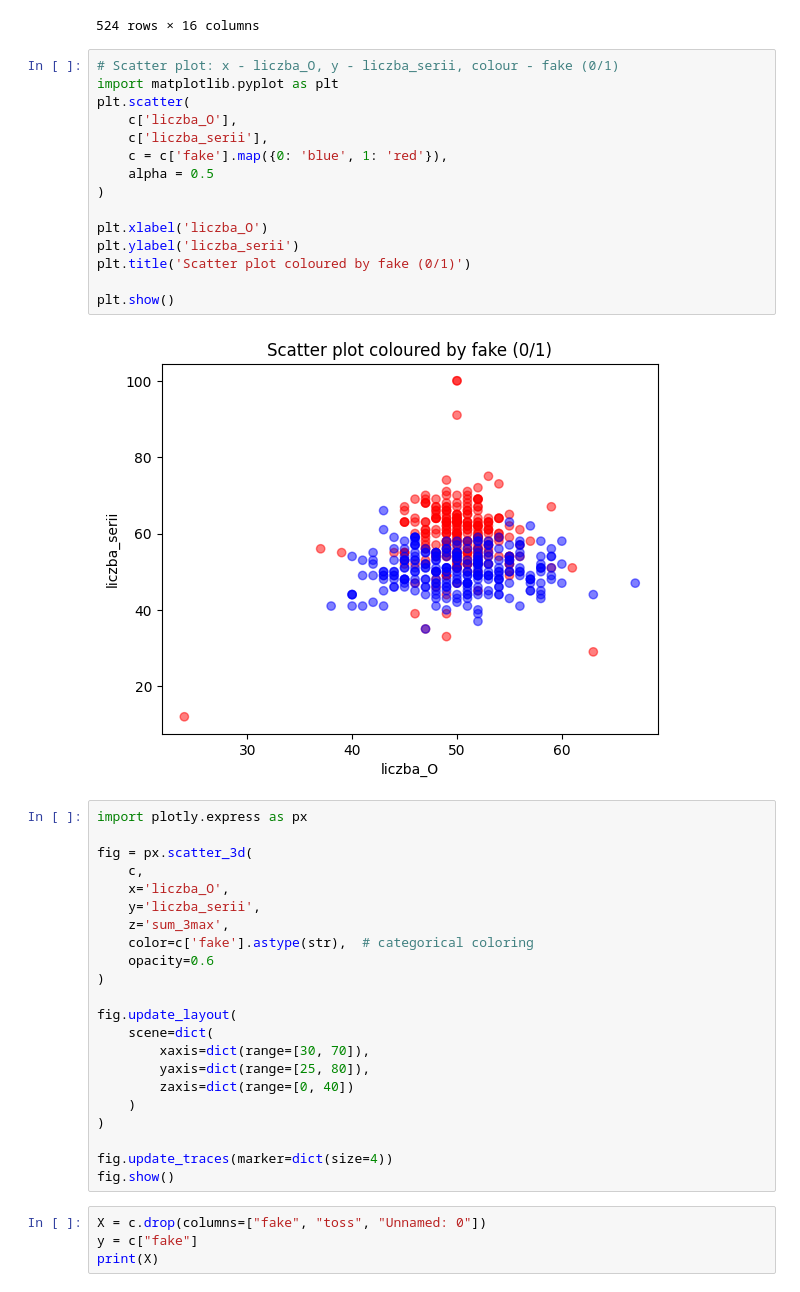
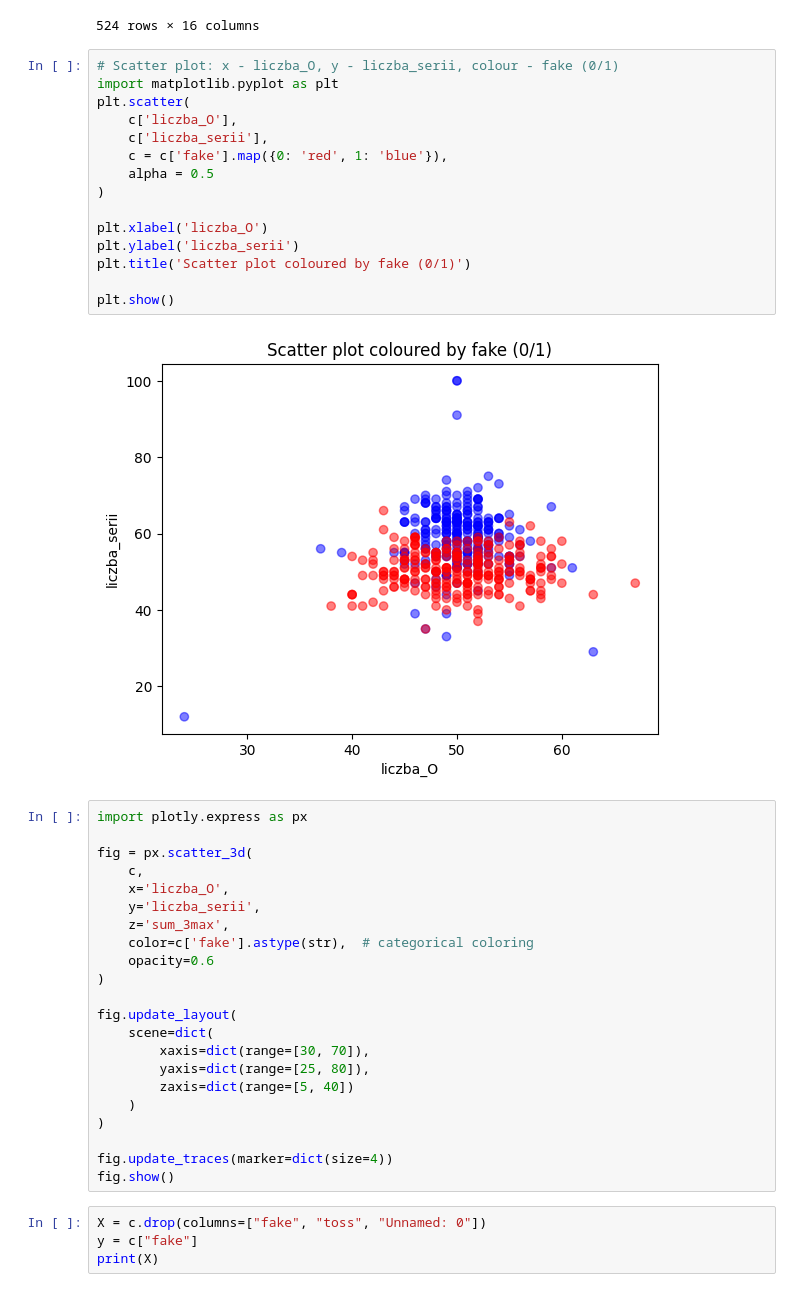
Before and after one commit to blakocha/DARPY2025, a Jupyter notebook: Notes_20251211.ipynb, the cells around one changed output. Saved outputs shown, nothing was run; the diff lists cells and outputs as text.

```diff
--- a/Notes_20251211.ipynb
+++ b/Notes_20251211.ipynb
@@ -20,20 +20,20 @@ display(c)
 # %%
 # Scatter plot: x - liczba_O, y - liczba_serii, colour - fake (0/1)
 import matplotlib.pyplot as plt
 plt.scatter(
     c['liczba_O'],
     c['liczba_serii'],
-    c = c['fake'].map({0: 'blue', 1: 'red'}),
+    c = c['fake'].map({0: 'red', 1: 'blue'}),
     alpha = 0.5
 )
 
 plt.xlabel('liczba_O')
 plt.ylabel('liczba_serii')
 plt.title('Scatter plot coloured by fake (0/1)')
 
 plt.show()
 # %% [output]
-[figure, old version]
+[figure, new version]
 # %%
 import plotly.express as px
 
@@ -50,7 +50,7 @@ fig.update_layout(
     scene=dict(
         xaxis=dict(range=[30, 70]),
         yaxis=dict(range=[25, 80]),
-        zaxis=dict(range=[0, 40])
+        zaxis=dict(range=[5, 40])
     )
 )
 
```
Also changed, not shown: parts of 1 cell of this notebook.
